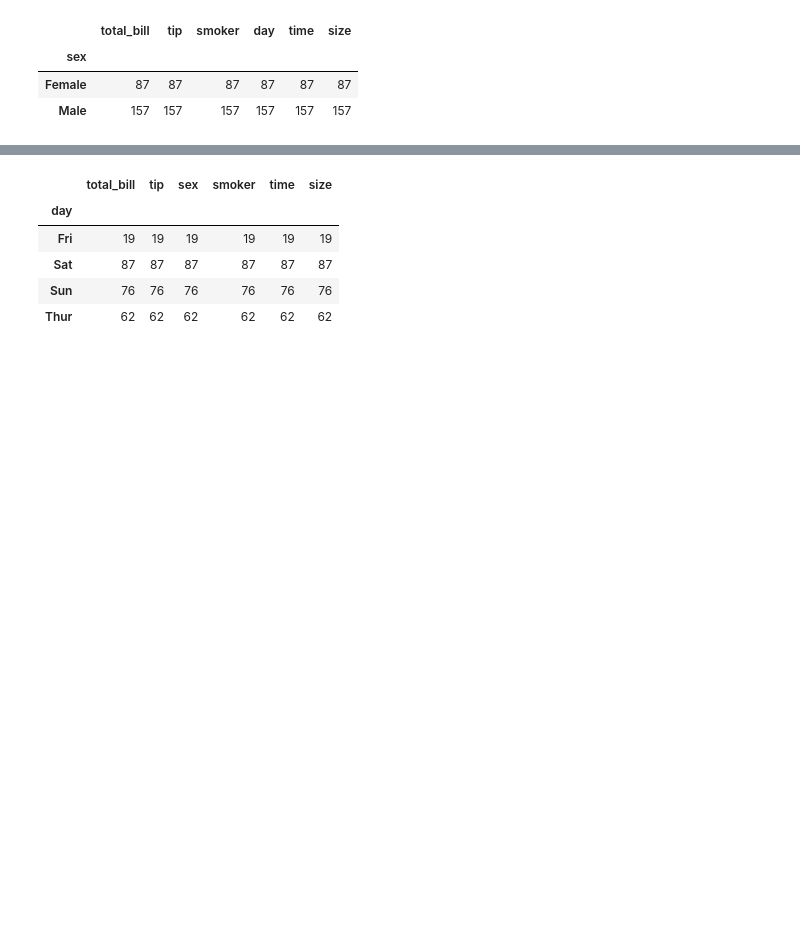
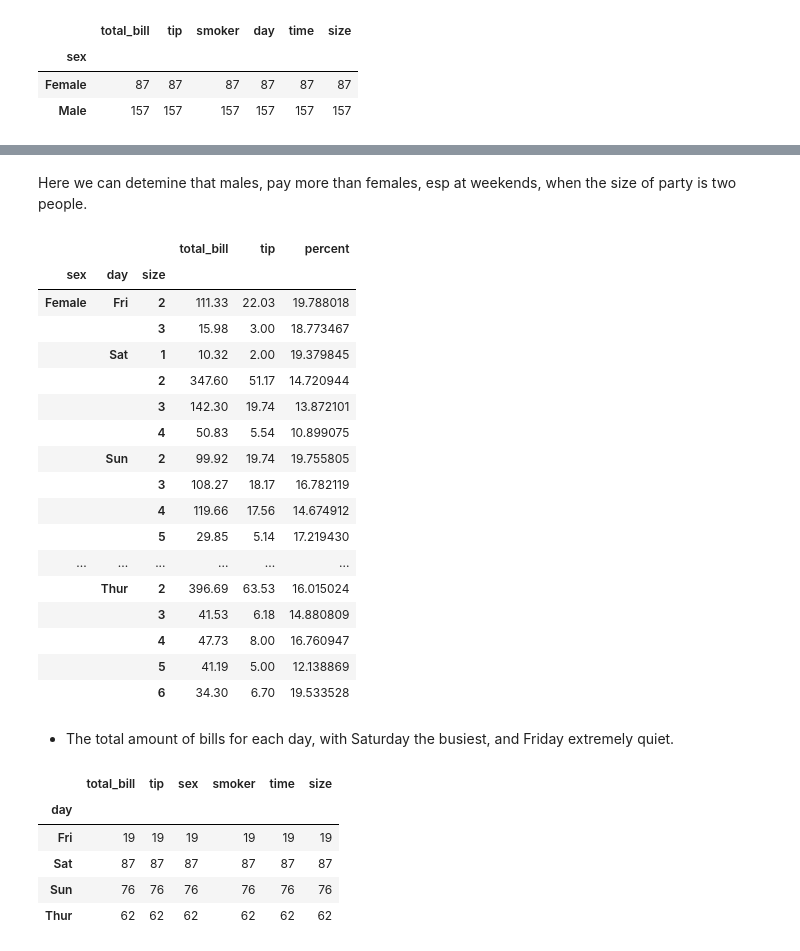
Before and after one commit to daithimarkham/Fund-Project-2019, a Jupyter notebook: The-Tips-Data-Set.ipynb, the cells around one changed output, grey strips where cells are left out. Cells and saved outputs as stored; diff of their text form; code cells hidden in the pictures; blank space fills up the shorter version.

```diff
--- a/The-Tips-Data-Set.ipynb
+++ b/The-Tips-Data-Set.ipynb
@@ -239,3 +271,30 @@ df.groupby('sex').count()
+# %% [markdown]
+Here we can detemine that males, pay more than females, esp at weekends, when the size of party is two people.
+# %%
+df4= df.groupby(['sex','day', 'size']).sum() # Values for sex vs males, times and percent.
+df4['percent'] = df4['tip']/df4['total_bill']*100 # Per cent cal for tips
+df4.dropna() # displays the data
+# %% [output]
+|  |  |  | total_bill | tip | percent |
+| sex | day | size |  |  |  |
+| Female | Fri | 2 | 111.33 | 22.03 | 19.788018 |
+|  |  | 3 | 15.98 | 3.00 | 18.773467 |
+|  | Sat | 1 | 10.32 | 2.00 | 19.379845 |
+|  |  | 2 | 347.60 | 51.17 | 14.720944 |
+|  |  | 3 | 142.30 | 19.74 | 13.872101 |
+|  |  | 4 | 50.83 | 5.54 | 10.899075 |
+|  | Sun | 2 | 99.92 | 19.74 | 19.755805 |
+|  |  | 3 | 108.27 | 18.17 | 16.782119 |
+|  |  | 4 | 119.66 | 17.56 | 14.674912 |
+|  |  | 5 | 29.85 | 5.14 | 17.219430 |
+| ... | ... | ... | ... | ... | ... |
+|  | Thur | 2 | 396.69 | 63.53 | 16.015024 |
+|  |  | 3 | 41.53 | 6.18 | 14.880809 |
+|  |  | 4 | 47.73 | 8.00 | 16.760947 |
+|  |  | 5 | 41.19 | 5.00 | 12.138869 |
+|  |  | 6 | 34.30 | 6.70 | 19.533528 |
+# %% [markdown]
+- The total amount of bills for each day, with Saturday the busiest, and Friday extremely quiet.
 # %%
 # Function which counts and displays the amount bills for each day.
 df.groupby('day').count()
```
Also changed, not shown: parts of 26 cells of this notebook.
